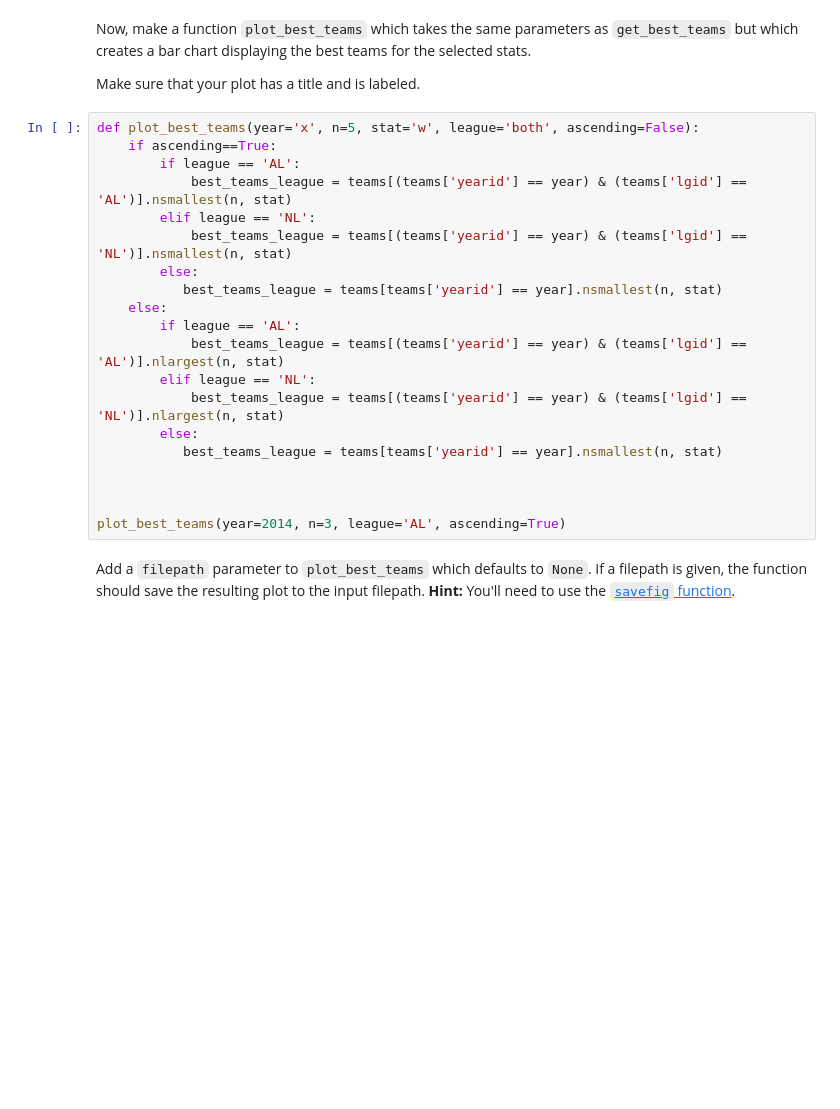
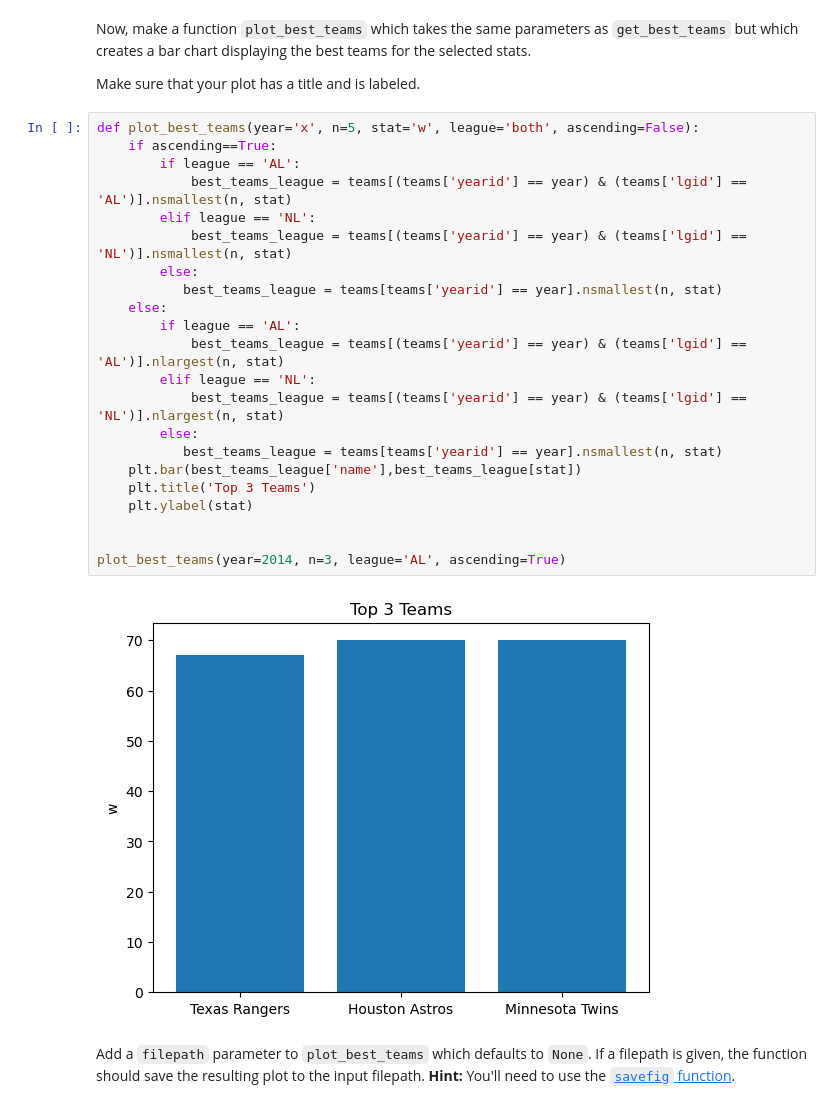
Before and after one commit to NSS-Data-Analytics-Cohort-10/loops-and-functions-jchabinec, a Jupyter notebook: notebooks/Loops_and_Functions_Practice_DA10.ipynb, the cells around one changed output. Saved outputs shown, nothing was run; the diff lists cells and outputs as text; blank space fills up the shorter version.

Commit message:
Created a rough plot

```diff
--- a/notebooks/Loops_and_Functions_Practice_DA10.ipynb
+++ b/notebooks/Loops_and_Functions_Practice_DA10.ipynb
@@ -193,23 +235,27 @@ Make sure that your plot has a title and is labeled.
 # %%
 def plot_best_teams(year='x', n=5, stat='w', league='both', ascending=False):
     if ascending==True:
         if league == 'AL':
             best_teams_league = teams[(teams['yearid'] == year) & (teams['lgid'] == 'AL')].nsmallest(n, stat)
         elif league == 'NL':
             best_teams_league = teams[(teams['yearid'] == year) & (teams['lgid'] == 'NL')].nsmallest(n, stat)
         else:
            best_teams_league = teams[teams['yearid'] == year].nsmallest(n, stat)
     else:
         if league == 'AL':
             best_teams_league = teams[(teams['yearid'] == year) & (teams['lgid'] == 'AL')].nlargest(n, stat)
         elif league == 'NL':
             best_teams_league = teams[(teams['yearid'] == year) & (teams['lgid'] == 'NL')].nlargest(n, stat)
         else:
            best_teams_league = teams[teams['yearid'] == year].nsmallest(n, stat)
-
+    plt.bar(best_teams_league['name'],best_teams_league[stat])
+    plt.title('Top 3 Teams')
+    plt.ylabel(stat)
 
 
 plot_best_teams(year=2014, n=3, league='AL', ascending=True)
+# %% [output]
+[figure, added]
 # %% [markdown]
 Add a `filepath` parameter to `plot_best_teams` which defaults to `None`. If a filepath is given, the function should save the resulting plot to the input filepath. **Hint:** You'll need to use the [`savefig` function](https://matplotlib.org/stable/api/_as_gen/matplotlib.pyplot.savefig.html).
 # %%
```
Also changed, not shown: parts of 5 cells of this notebook.
